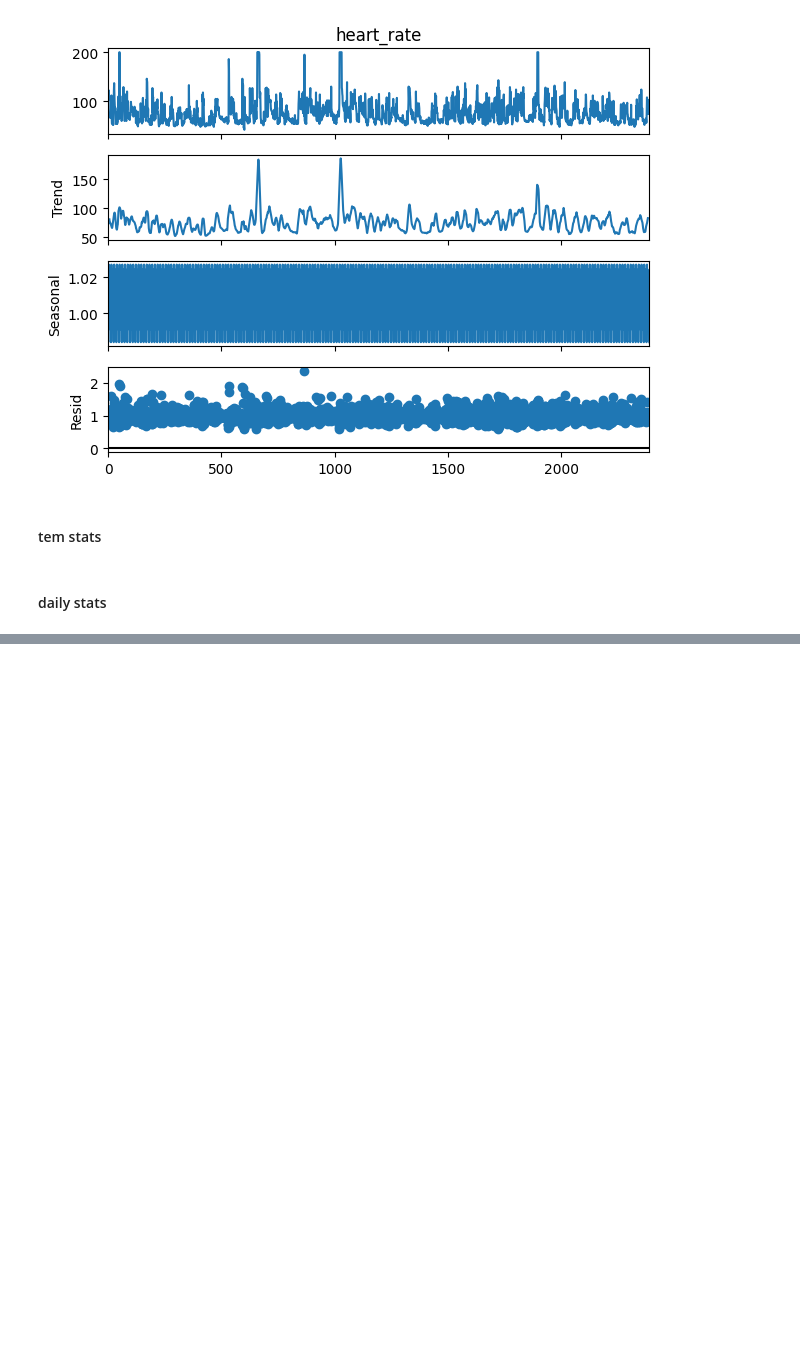
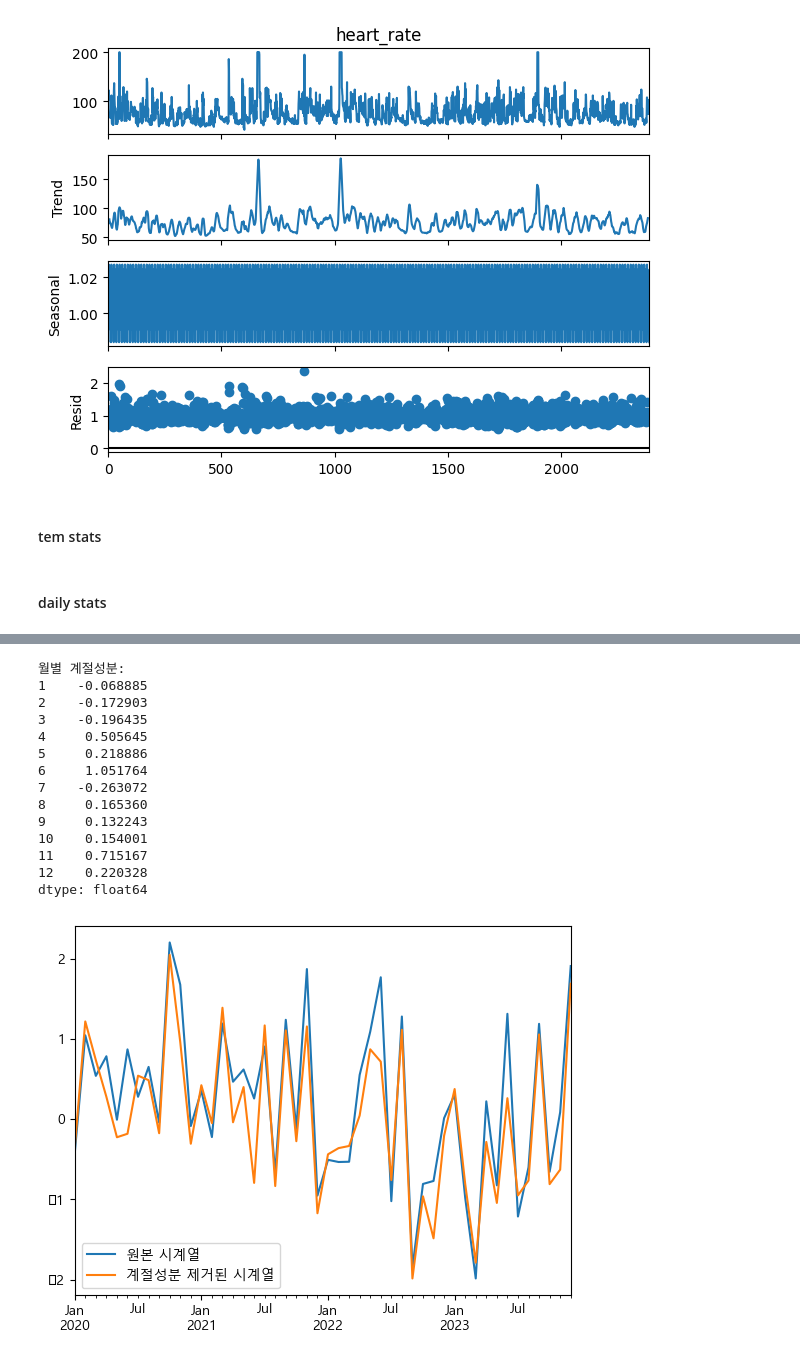
Before and after one commit to tabjun/Anomaly-Detection, a Jupyter notebook: Holt-Winters/code/연숩_mk.ipynb, the cells around one changed output, grey strips where cells are left out. Drawn from its saved outputs; the diff is of its cells as text; code cells hidden in the pictures; blank space fills up the shorter version.

```diff
--- a/Holt-Winters/code/연숩_mk.ipynb
+++ b/Holt-Winters/code/연숩_mk.ipynb
@@ -350,0 +349,40 @@ TypeError: unsupported operand type(s) for -: 'Timestamp' and 'float'
+# %%
+import numpy as np
+import pandas as pd
+import matplotlib.pyplot as plt
+
+# 예제 월별 시계열 데이터 생성 (실제 데이터로 교체해야 합니다)
+date_rng = pd.date_range(start='1/1/2020', end='12/31/2023', freq='M')
+time_series = pd.Series(np.random.randn(len(date_rng)), index=date_rng)
+
+# 월별 계절성분 계산
+monthly_seasonal_component = time_series.groupby(time_series.index.month).mean()
+
+# 월별 계절성분 출력
+print("월별 계절성분:")
+print(monthly_seasonal_component)
+
+# 원본 데이터에서 계절성분 빼기
+time_series_deseasonalized = time_series - time_series.index.month.map(monthly_seasonal_component)
+
+# 시각화 (옵션)
+time_series.plot(label='원본 시계열')
+time_series_deseasonalized.plot(label='계절성분 제거된 시계열')
+plt.legend()
+plt.show()
+# %% [output]
+월별 계절성분:
+1    -0.068885
+2    -0.172903
+3    -0.196435
+4     0.505645
+5     0.218886
+6     1.051764
+7    -0.263072
+8     0.165360
+9     0.132243
+10    0.154001
+11    0.715167
+12    0.220328
+dtype: float64
+[figure, added]
```
Also changed, not shown: parts of 4 cells of this notebook, 2 other files.
